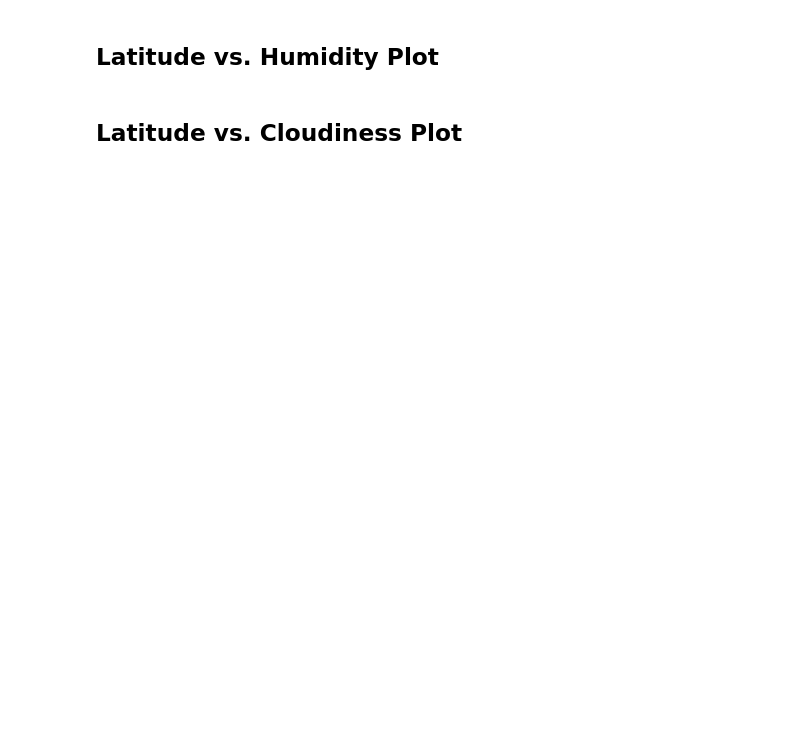
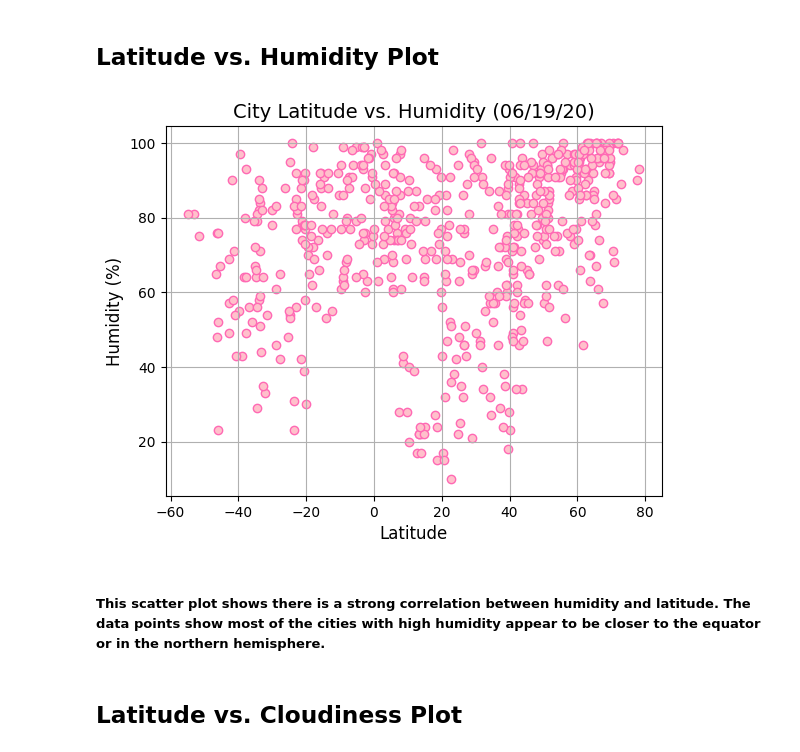
Before and after one commit to mkatiestewart/python-api-challenge, a Jupyter notebook: WeatherPy/WeatherPy.ipynb, the cells around one changed output. Saved outputs shown, nothing was run; the diff lists cells and outputs as text; code cells hidden in the pictures; blank space fills up the shorter version.

```diff
--- a/WeatherPy/WeatherPy.ipynb
+++ b/WeatherPy/WeatherPy.ipynb
@@ -75,4 +239,21 @@ Skip this step if there are no cities that have humidity > 100%.
 # %% [markdown]
 ## Latitude vs. Humidity Plot
+# %%
+# Create a scatter plot depicting latitude vs humidity
+plt.scatter(latitudes, humidity, marker="o", facecolors="pink", edgecolors="hotpink")
+
+# Add labels, titles, limits and grids
+plt.title("City Latitude vs. Humidity (06/19/20)", fontsize=14)
+plt.ylabel("Humidity (%)", fontsize=12)
+plt.xlabel("Latitude", fontsize=12)
+plt.grid()
+
+# Display and save the plot
+plt.savefig("../images/latitude-vs-humidity.png")
+plt.show()
+# %% [output]
+[figure, added]
+# %% [markdown]
+##### This scatter plot shows there is a strong correlation between humidity and latitude. The data points show most of the cities with high humidity appear to be closer to the equator or in the northern hemisphere.
 # %% [markdown]
 ## Latitude vs. Cloudiness Plot
```
Also changed, not shown: parts of 30 cells of this notebook, 20 other files.
